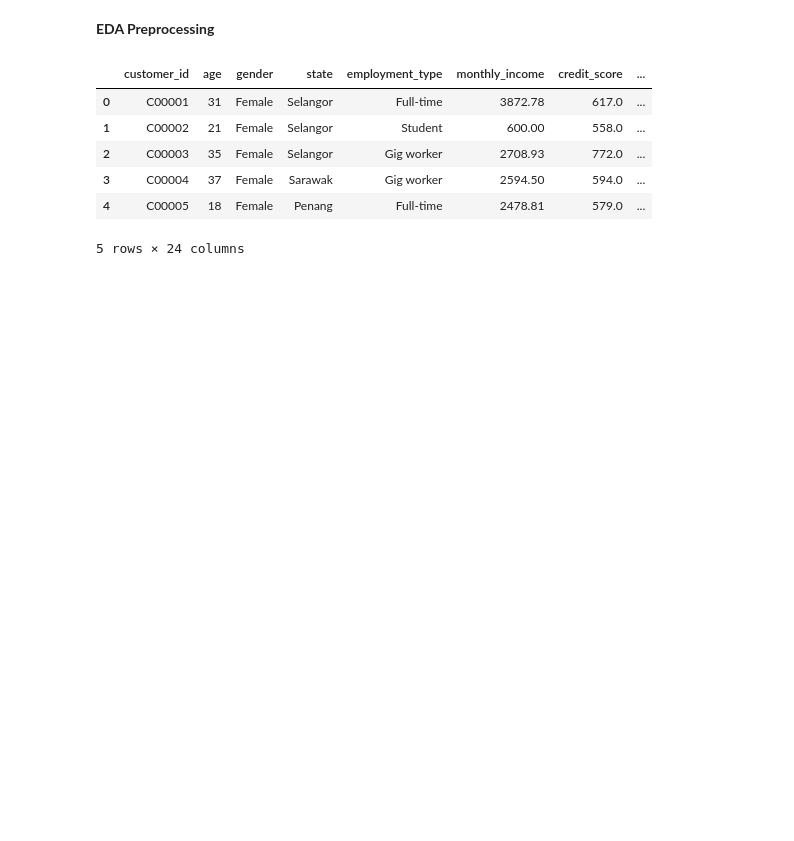
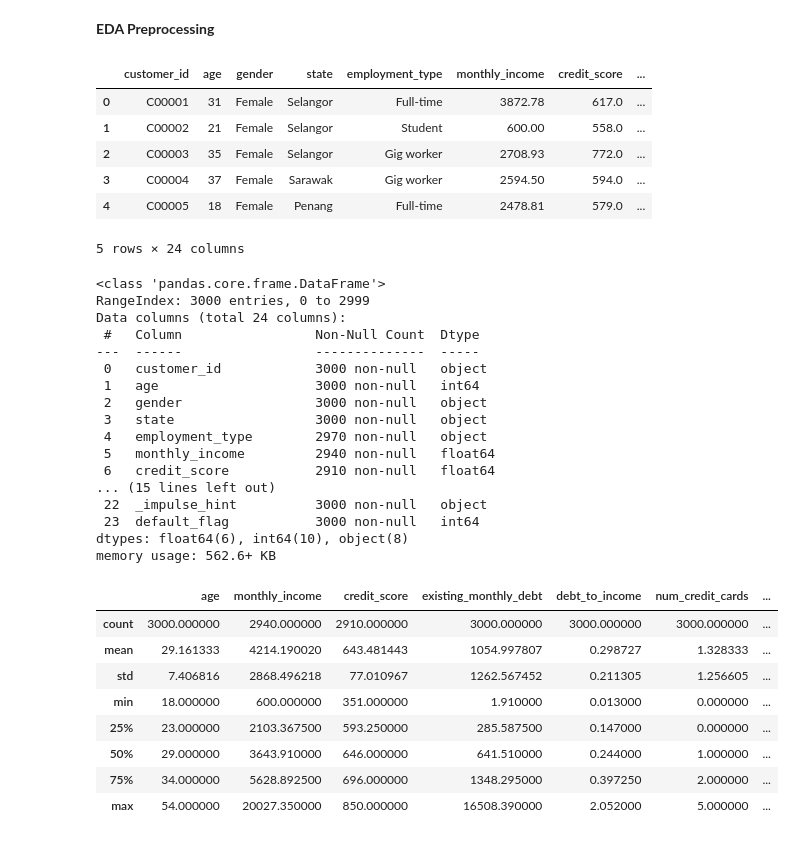
Before and after one commit to husn44/bnpl-default-prediction, a Jupyter notebook: notebooks/03_eda_preprocessing_C.ipynb, the cells around one changed output. Cells and saved outputs as stored; diff of their text form; code cells hidden in the pictures; blank space fills up the shorter version.

Commit message:
Add basic data summary

```diff
--- a/notebooks/03_eda_preprocessing_C.ipynb
+++ b/notebooks/03_eda_preprocessing_C.ipynb
@@ -14,3 +15,34 @@ df.head()
 | 3 | C00004 | 37 | Female | Sarawak | Gig worker | 2594.50 | 594.0 | ... |
 | 4 | C00005 | 18 | Female | Penang | Full-time | 2478.81 | 579.0 | ... |
 5 rows × 24 columns
+# %%
+# Description of dataset
+df.info()
+df.describe()
+# %% [output]
+<class 'pandas.core.frame.DataFrame'>
+RangeIndex: 3000 entries, 0 to 2999
+Data columns (total 24 columns):
+ #   Column                 Non-Null Count  Dtype
+---  ------                 --------------  -----
+ 0   customer_id            3000 non-null   object
+ 1   age                    3000 non-null   int64
+ 2   gender                 3000 non-null   object
+ 3   state                  3000 non-null   object
+ 4   employment_type        2970 non-null   object
+ 5   monthly_income         2940 non-null   float64
+ 6   credit_score           2910 non-null   float64
+... (15 lines left out)
+ 22  _impulse_hint          3000 non-null   object
+ 23  default_flag           3000 non-null   int64
+dtypes: float64(6), int64(10), object(8)
+memory usage: 562.6+ KB
+|  | age | monthly_income | credit_score | existing_monthly_debt | debt_to_income | num_credit_cards | ... |
+| count | 3000.000000 | 2940.000000 | 2910.000000 | 3000.000000 | 3000.000000 | 3000.000000 | ... |
+| mean | 29.161333 | 4214.190020 | 643.481443 | 1054.997807 | 0.298727 | 1.328333 | ... |
+| std | 7.406816 | 2868.496218 | 77.010967 | 1262.567452 | 0.211305 | 1.256605 | ... |
+| min | 18.000000 | 600.000000 | 351.000000 | 1.910000 | 0.013000 | 0.000000 | ... |
+| 25% | 23.000000 | 2103.367500 | 593.250000 | 285.587500 | 0.147000 | 0.000000 | ... |
+| 50% | 29.000000 | 3643.910000 | 646.000000 | 641.510000 | 0.244000 | 1.000000 | ... |
+| 75% | 34.000000 | 5628.892500 | 696.000000 | 1348.295000 | 0.397250 | 2.000000 | ... |
+| max | 54.000000 | 20027.350000 | 850.000000 | 16508.390000 | 2.052000 | 5.000000 | ... |
```
Also changed, not shown: parts of 1 cell of this notebook.
